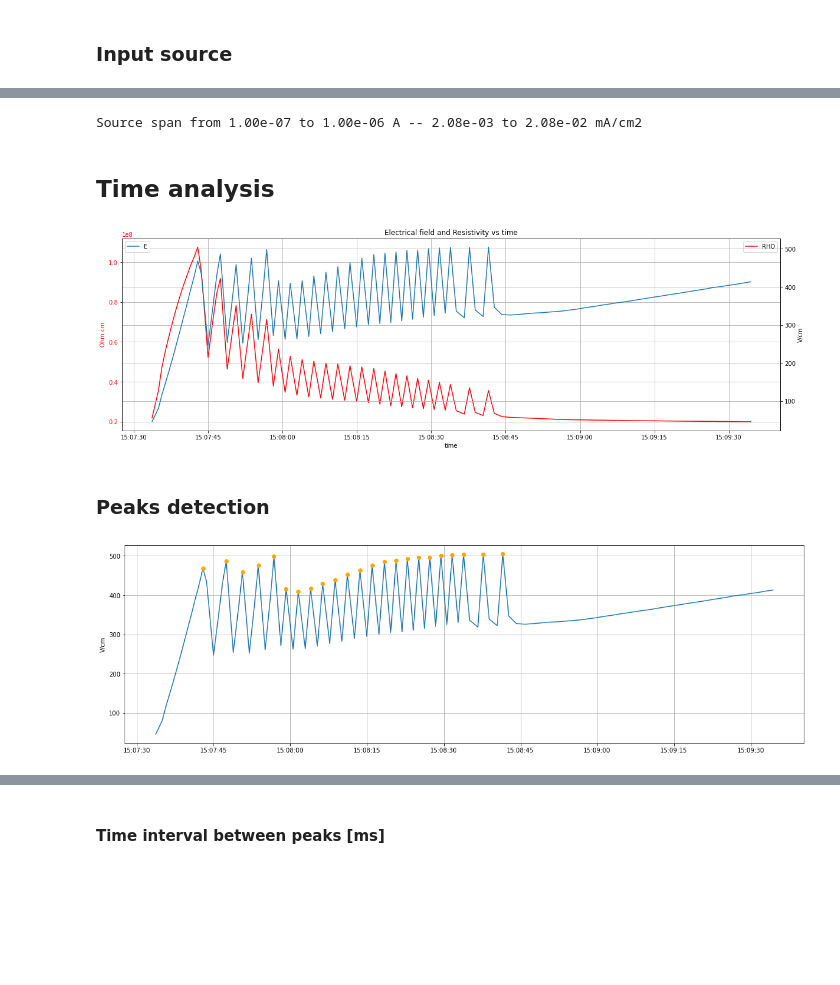
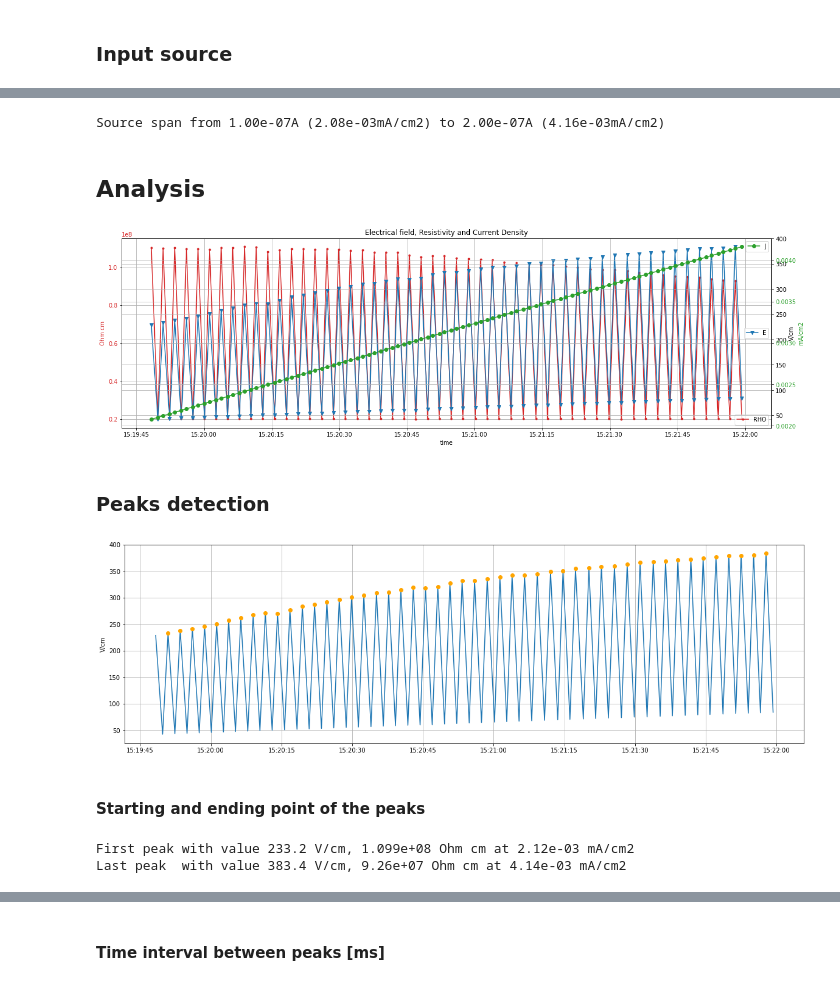
Before and after one commit to cliagit/spin-lab-data, a Jupyter notebook: Analisi/ca12x2-exp_analysis.ipynb, the cells around one changed output, grey strips where cells are left out. Saved outputs shown, nothing was run; the diff lists cells and outputs as text; code cells hidden in the pictures; blank space fills up the shorter version.

```diff
--- a/Analisi/ca12x2-exp_analysis.ipynb
+++ b/Analisi/ca12x2-exp_analysis.ipynb
@@ -9,0 +3,14 @@ Name of the sample: CA12_X2
+# %%
+paths = ['../CA12X2/CA12X2_current_from_1e-9_to_10e-9A/CA12X2_current_from_1e-9_to_10e-9A-20220315151857',
+'../CA12X2/CA12X2_current_from_10e-9_to_100e-9A/CA12X2_current_from_10e-9_to_100e-9A-20220315151525',
+'../CA12X2/CA12X2_current_from_100e-9_to_200e-9A/CA12X2_current_from_100e-9_to_200e-9A-20220315152213',
+'../CA12X2/CA12X2_current_from_200e-9_to_300e-9A/CA12X2_current_from_200e-9_to_300e-9A-20220315152513',
+'../CA12X2/CA12X2_current_from_1e-6_to_2e-6A/CA12X2_current_from_1e-6_to_2e-6A-20220317143643',
+'../CA12X2/CA12X2_current_from_0.1e-6_to_1.5e-6A/CA12X2_current_from_0.1e-6_to_1.5e-6A-20220317150657',
+'../CA12X2/CA12X2_current_from_0.1e-6_to_1.0e-6A/CA12X2_current_from_0.1e-6_to_1.0e-6A-20220317151236']
+
+data_path = paths[2]
+
+with open(data_path, "r", encoding='utf-8') as file_desc:
+    text = file_desc.read()
+    print(text)
@@ -33,5 +51,3 @@ Temperature range from 109.11°K to 108.61°K
-# %%
-data_path = 'CA12X2/CA12X2_current_from_0.1e-6_to_1.0e-6A/CA12X2_current_from_0.1e-6_to_1.0e-6A-20220317151236'
 # %%
 data = np.load(data_path + '.npz', allow_pickle=True)
 DT=data['datetime']
@@ -90,33 +95,41 @@ ax2.grid(True)
 # %%
 if I[0] == I[-1]:
-    print(f"Source is constant: {I[0]:.2e} A -- {J[0]:.2e} mA/cm2")
+    print(f"Source is constant: {I[0]:.2e}A ({J[0]:.2e}mA/cm2)")
 else:
-    print(f"Source span from {np.min(I):.2e} A to {np.max(I):.2e} A -- {np.min(J):.2e} to {np.max(J):.2e} mA/cm2")
+    print(f"Source span from {np.min(I):.2e}A ({np.min(J):.2e}mA/cm2) to {np.max(I):.2e}A ({np.max(J):.2e}mA/cm2)")
 # %% [output]
-Source span from 1.00e-07 to 1.00e-06 A -- 2.08e-03 to 2.08e-02 mA/cm2
+Source span from 1.00e-07A (2.08e-03mA/cm2) to 2.00e-07A (4.16e-03mA/cm2)
-# %% [markdown]
-## Time analysis
+# %% [markdown]
+## Analysis
 # %%
 fig, ax1 = plt.subplots()
-ax1.set_title("Electrical field and Resistivity vs time")
+ax1.set_title("Electrical field, Resistivity and Current Density")
 ax1.set_xlabel('time')
-ax1.set_ylabel('Ohm cm', color='red')
-ax1.tick_params(axis='y', labelcolor='r')
-ax1.plot(DT, RHO, color='red', label='RHO')
+ax1.set_ylabel('Ohm cm', color='C3')
+ax1.tick_params(axis='y', labelcolor='C3')
+ax1.plot(DT, RHO, '.-', color='C3', label='RHO')
 ax2 = ax1.twinx()
 ax2.set_ylabel('V/cm')
-ax2.plot(DT, E, label='E')
+ax2.plot(DT, E, 'v-', label='E')
 ax1.legend(loc='upper right')
 ax2.legend(loc='upper left')
+ax3 = ax1.twinx()
+ax3.set_ylabel('mA/cm2', color='C2')
+ax3.tick_params(axis='y', labelcolor='C2')
+ax3.plot(DT, J, 'o-', label='J', color='C2')
+ax1.legend(loc='lower right')
+ax2.legend(loc='right')
+ax3.legend(loc='upper right')
 ax1.grid(True)
 ax2.grid(True)
+ax3.grid(True)
 # %% [output]
-[figure, old version]
+[figure, new version]
 # %% [markdown]
 ### Peaks detection
 # %%
 # Individuazione dei picchi
-peaks, _ = signal.find_peaks(E)
+peaks, _ = signal.find_peaks(E, prominence=50)
 # Larghezza, Ampiezza base, inizio e fine dei picchi
 widths, values, start, end = signal.peak_widths(E, peaks, rel_height=1)
 plt.plot(DT, E)
@@ -128,4 +141,11 @@ iend = np.rint(end)
 plt.ylabel('V/cm')
 plt.grid(True)
 # %% [output]
-[figure, old version]
+[figure, new version]
+# %% [markdown]
+#### Starting and ending point of the peaks
+# %%
+print(f"First peak with value {E[peaks[0]]:.1f} V/cm, {RHO[peaks[0]]:.3e} Ohm cm at {J[peaks[0]]:.2e} mA/cm2\nLast peak  with value {E[peaks[-1]]:.1f} V/cm, {RHO[peaks[-1]]:.2e} Ohm cm at {J[peaks[-1]]:.2e} mA/cm2")
+# %% [output]
+First peak with value 233.2 V/cm, 1.099e+08 Ohm cm at 2.12e-03 mA/cm2
+Last peak  with value 383.4 V/cm, 9.26e+07 Ohm cm at 4.14e-03 mA/cm2
```
Also changed, not shown: parts of 26 cells of this notebook, 8 other files.
